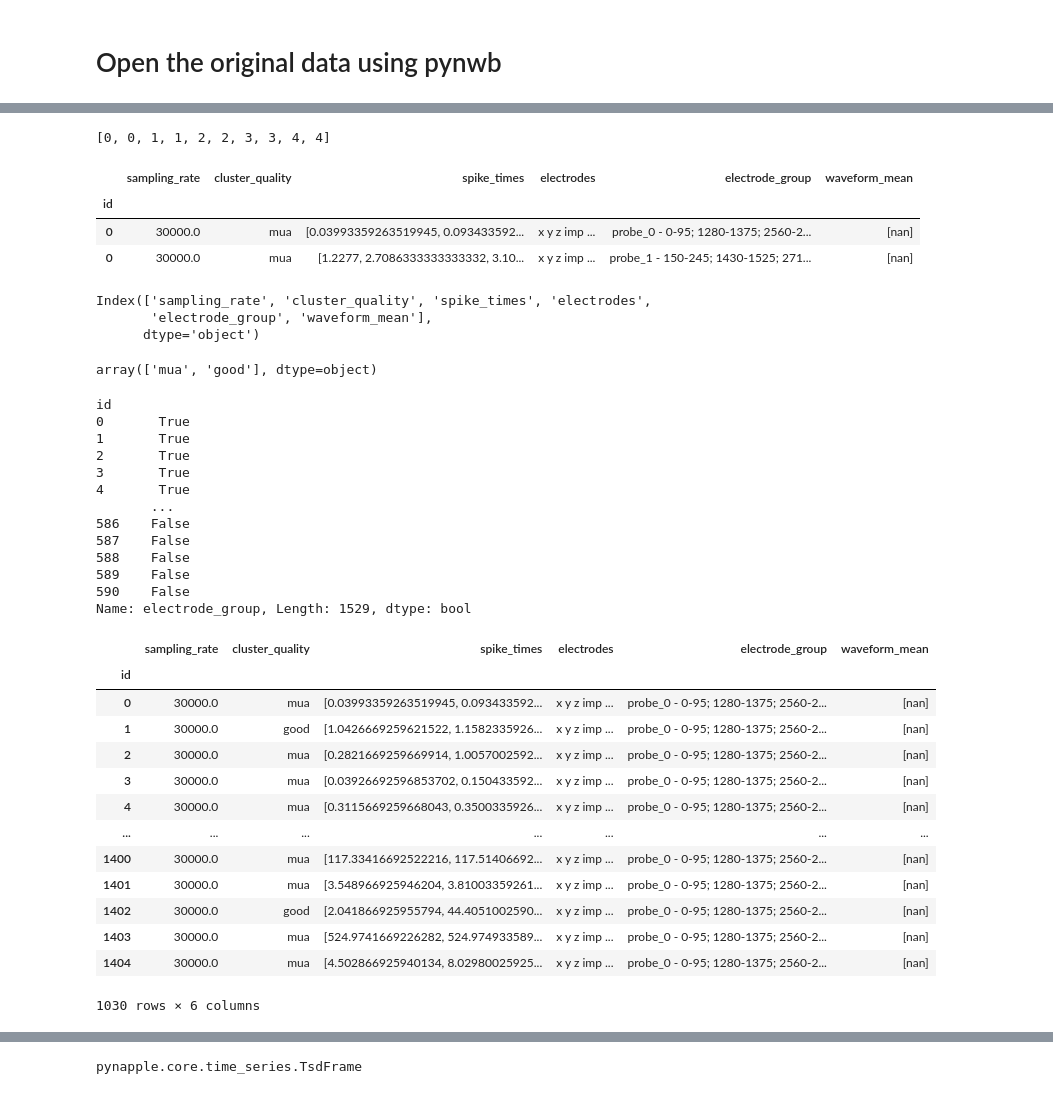
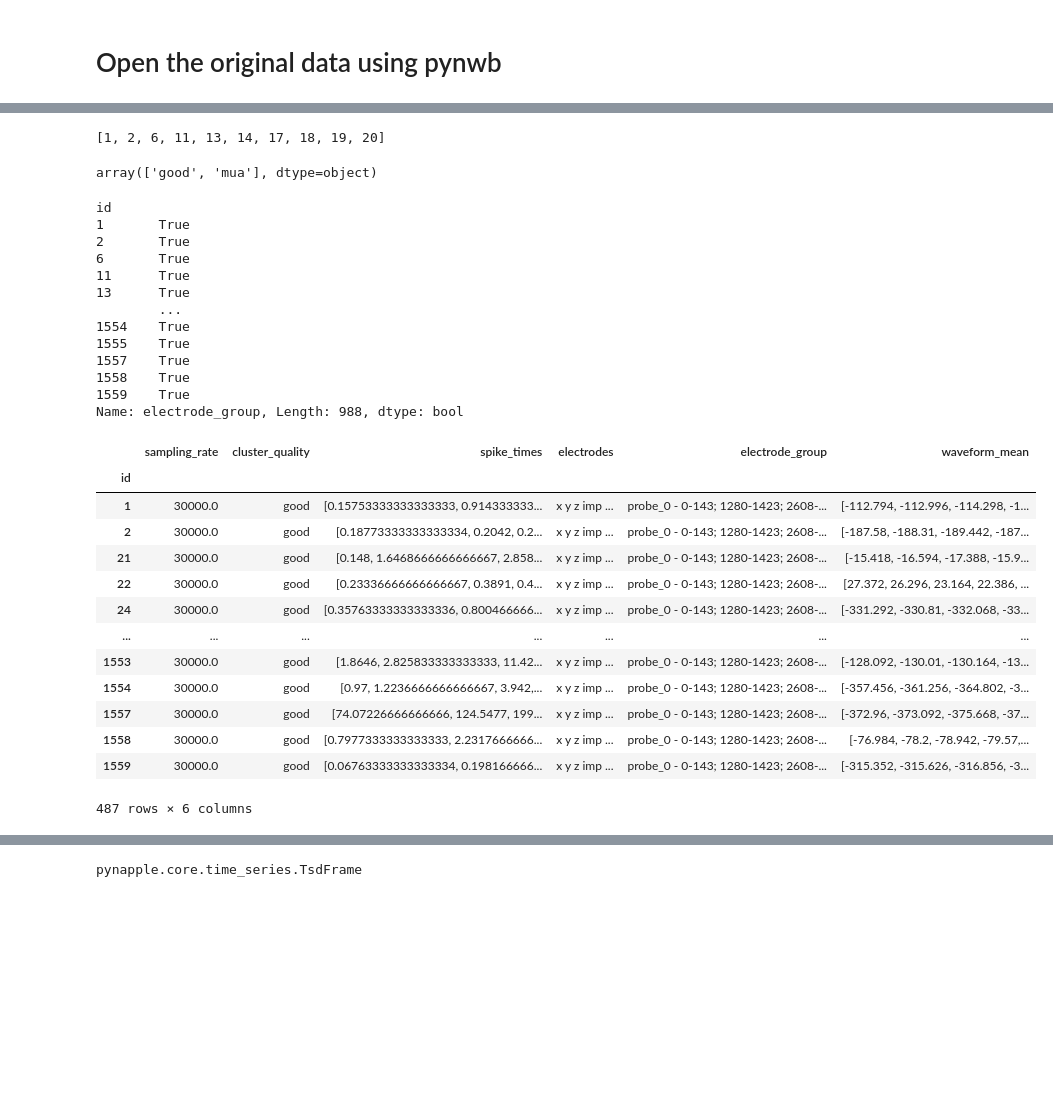
Before and after one commit to rly/replicate-gonzalo-cogno-2023, a Jupyter notebook: figure1_autocorr.ipynb, the cells around one changed output, grey strips where cells are left out. Saved outputs shown, nothing was run; the diff lists cells and outputs as text; code cells hidden in the pictures; blank space fills up the shorter version.

```diff
--- a/figure1_autocorr.ipynb
+++ b/figure1_autocorr.ipynb
@@ -14,9 +14,18 @@ Navigate to `data/ecephys/`, open the two directories, select the NWB files, and
 # %%
 import pynwb
 
+# mouse 104638, used only good units (N=469)
 # mouse 102235, used both good and mua units (N=410)
-# mouse 104638, used only good units (N=469)
-file_path = "data/102335_2022-Jul-01_09-28-53.nwb"
+# also all the plots show a time axis going from 0 to 1500 seconds
+# mouse 102235 spike times go to 9086
+# mouse 104638 spike times go to 3758
+mouse = 104638
+if mouse == 104638:
+    file_path = "data/104638_2023-Feb-10_11-04-33.nwb"  # one probe
+elif mouse == 102235:
+    file_path = "data/102335_2022-Jul-01_09-28-53.nwb"  # two probes
+else:
+    raise ValueError("unknown mouse " + mouse)
 io = pynwb.NWBHDF5IO(file_path, "r")
 nwbfile = io.read()
 nwbfile
@@ -231,56 +195,45 @@ Index([1369, 1370, 1371, 1372, 1375, 1376, 1377, 1379, 1380, 1382, 1383, 1384,
 # %%
 sorted(units_df.index)[:10]
 # %% [output]
-[0, 0, 1, 1, 2, 2, 3, 3, 4, 4]
+[1, 2, 6, 11, 13, 14, 17, 18, 19, 20]
-# %%
-units_df.loc[0]
-# %% [output]
-|  | sampling_rate | cluster_quality | spike_times | electrodes | electrode_group | waveform_mean |
-| id |  |  |  |  |  |  |
-| 0 | 30000.0 | mua | [0.03993359263519945, 0.093433592... | x y z imp ... | probe_0 - 0-95; 1280-1375; 2560-2... | [nan] |
-| 0 | 30000.0 | mua | [1.2277, 2.7086333333333332, 3.10... | x y z imp ... | probe_1 - 150-245; 1430-1525; 271... | [nan] |
-# %%
-units_df.columns
-# %% [output]
-Index(['sampling_rate', 'cluster_quality', 'spike_times', 'electrodes',
-       'electrode_group', 'waveform_mean'],
-      dtype='object')
 # %%
 units_df.cluster_quality.unique()
 # %% [output]
-array(['mua', 'good'], dtype=object)
+array(['good', 'mua'], dtype=object)
 # %%
 units_df.electrode_group == probe0_group
 # %% [output]
 id
-0       True
 1       True
 2       True
-3       True
-4       True
-       ...
-586    False
-587    False
-588    False
-589    False
-590    False
-Name: electrode_group, Length: 1529, dtype: bool
+6       True
+11      True
+13      True
+        ...
+1554    True
+1555    True
+1557    True
+1558    True
+1559    True
+Name: electrode_group, Length: 988, dtype: bool
 # %%
-# mec_units = units_df[(units_df.electrode_group == probe0_group) & (units_df.cluster_quality == "good")]
-mec_units = units_df[units_df.electrode_group == probe0_group]
+if mouse == 102235:
+    mec_units = units_df[units_df.electrode_group == probe0_group]
+else:
+    mec_units = units_df[(units_df.electrode_group == probe0_group) & (units_df.cluster_quality == "good")]
 mec_units
 # %% [output]
 |  | sampling_rate | cluster_quality | spike_times | electrodes | electrode_group | waveform_mean |
 | id |  |  |  |  |  |  |
-| 0 | 30000.0 | mua | [0.03993359263519945, 0.093433592... | x y z imp ... | probe_0 - 0-95; 1280-1375; 2560-2... | [nan] |
-| 1 | 30000.0 | good | [1.0426669259621522, 1.1582335926... | x y z imp ... | probe_0 - 0-95; 1280-1375; 2560-2... | [nan] |
-| 2 | 30000.0 | mua | [0.2821669259669914, 1.0057002592... | x y z imp ... | probe_0 - 0-95; 1280-1375; 2560-2... | [nan] |
-| 3 | 30000.0 | mua | [0.03926692596853702, 0.150433592... | x y z imp ... | probe_0 - 0-95; 1280-1375; 2560-2... | [nan] |
-| 4 | 30000.0 | mua | [0.3115669259668043, 0.3500335926... | x y z imp ... | probe_0 - 0-95; 1280-1375; 2560-2... | [nan] |
+| 1 | 30000.0 | good | [0.15753333333333333, 0.914333333... | x y z imp ... | probe_0 - 0-143; 1280-1423; 2608-... | [-112.794, -112.996, -114.298, -1... |
+| 2 | 30000.0 | good | [0.18773333333333334, 0.2042, 0.2... | x y z imp ... | probe_0 - 0-143; 1280-1423; 2608-... | [-187.58, -188.31, -189.442, -187... |
+| 21 | 30000.0 | good | [0.148, 1.6468666666666667, 2.858... | x y z imp ... | probe_0 - 0-143; 1280-1423; 2608-... | [-15.418, -16.594, -17.388, -15.9... |
+| 22 | 30000.0 | good | [0.23336666666666667, 0.3891, 0.4... | x y z imp ... | probe_0 - 0-143; 1280-1423; 2608-... | [27.372, 26.296, 23.164, 22.386, ... |
+| 24 | 30000.0 | good | [0.35763333333333336, 0.800466666... | x y z imp ... | probe_0 - 0-143; 1280-1423; 2608-... | [-331.292, -330.81, -332.068, -33... |
 | ... | ... | ... | ... | ... | ... | ... |
-| 1400 | 30000.0 | mua | [117.33416692522216, 117.51406692... | x y z imp ... | probe_0 - 0-95; 1280-1375; 2560-2... | [nan] |
-| 1401 | 30000.0 | mua | [3.548966925946204, 3.81003359261... | x y z imp ... | probe_0 - 0-95; 1280-1375; 2560-2... | [nan] |
-| 1402 | 30000.0 | good | [2.041866925955794, 44.4051002590... | x y z imp ... | probe_0 - 0-95; 1280-1375; 2560-2... | [nan] |
-| 1403 | 30000.0 | mua | [524.9741669226282, 524.974933589... | x y z imp ... | probe_0 - 0-95; 1280-1375; 2560-2... | [nan] |
-| 1404 | 30000.0 | mua | [4.502866925940134, 8.02980025925... | x y z imp ... | probe_0 - 0-95; 1280-1375; 2560-2... | [nan] |
+| 1553 | 30000.0 | good | [1.8646, 2.825833333333333, 11.42... | x y z imp ... | probe_0 - 0-143; 1280-1423; 2608-... | [-128.092, -130.01, -130.164, -13... |
+| 1554 | 30000.0 | good | [0.97, 1.2236666666666667, 3.942,... | x y z imp ... | probe_0 - 0-143; 1280-1423; 2608-... | [-357.456, -361.256, -364.802, -3... |
+| 1557 | 30000.0 | good | [74.07226666666666, 124.5477, 199... | x y z imp ... | probe_0 - 0-143; 1280-1423; 2608-... | [-372.96, -373.092, -375.668, -37... |
+| 1558 | 30000.0 | good | [0.7977333333333333, 2.2317666666... | x y z imp ... | probe_0 - 0-143; 1280-1423; 2608-... | [-76.984, -78.2, -78.942, -79.57,... |
+| 1559 | 30000.0 | good | [0.06763333333333334, 0.198166666... | x y z imp ... | probe_0 - 0-143; 1280-1423; 2608-... | [-315.352, -315.626, -316.856, -3... |
-1030 rows × 6 columns
+487 rows × 6 columns
```
Also changed, not shown: parts of 59 cells of this notebook, 3 other files.
